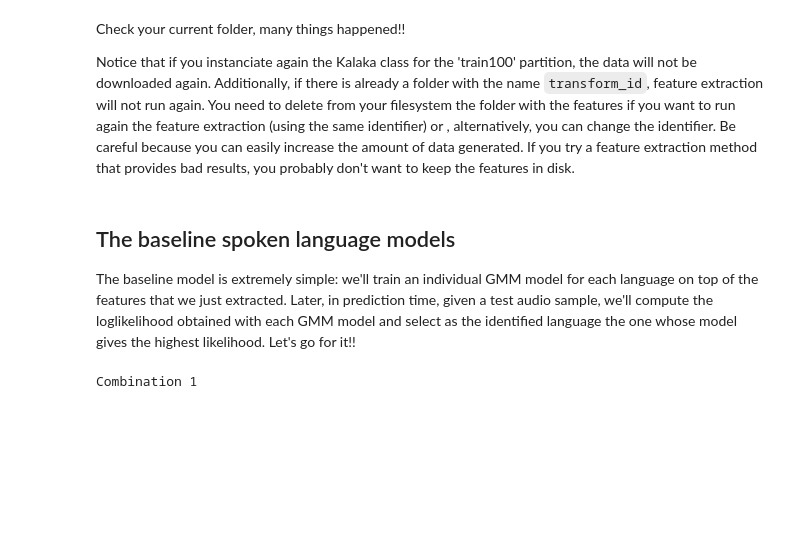
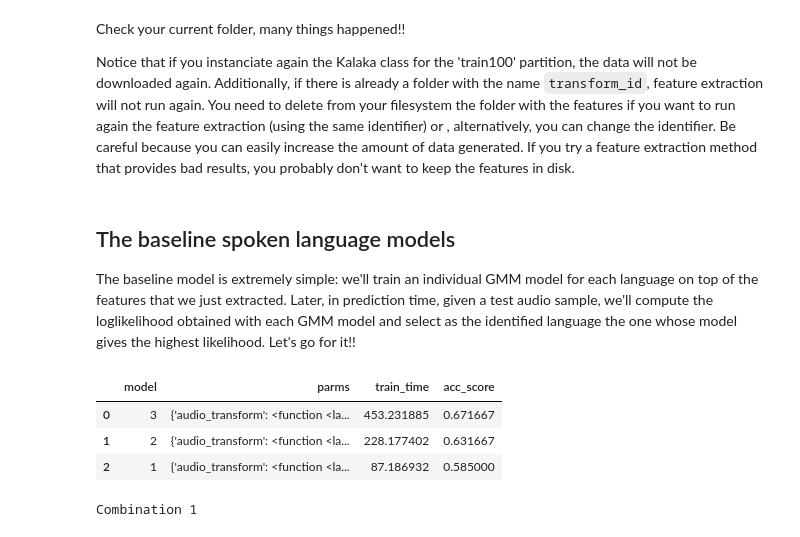
Before and after one commit to antoniovitorvb/slp-labs, a Jupyter notebook: LAB2/lab2_baseline.ipynb, the cells around one changed output. Saved outputs shown, nothing was run; the diff lists cells and outputs as text; code cells hidden in the pictures; blank space fills up the shorter version.

```diff
--- a/LAB2/lab2_baseline.ipynb
+++ b/LAB2/lab2_baseline.ipynb
@@ -511,3 +580,23 @@ def eval_gmm(gmm, kalaka):
+# %%
+model_history = pd.DataFrame({
+    'model': list(range(1, len(combinations[0:3])+1)),
+    'parms': combinations[0:3],
+    'train_time': all_traintime,
+    'acc_score': all_acc
+})
+model_history.sort_values(
+    by=['acc_score', 'train_time'],
+    ascending=[False, True],
+    inplace=True
+)
+model_history.reset_index(drop=True)
+
+best_parameters = model_history['parms'][0]
+# %% [output]
+|  | model | parms | train_time | acc_score |
+| 0 | 3 | {'audio_transform': <function <la... | 453.231885 | 0.671667 |
+| 1 | 2 | {'audio_transform': <function <la... | 228.177402 | 0.631667 |
+| 2 | 1 | {'audio_transform': <function <la... | 87.186932 | 0.585000 |
 # %%
 combinations = parameter_combinations(parameters)
 
```
Also changed, not shown: parts of 13 cells of this notebook.
